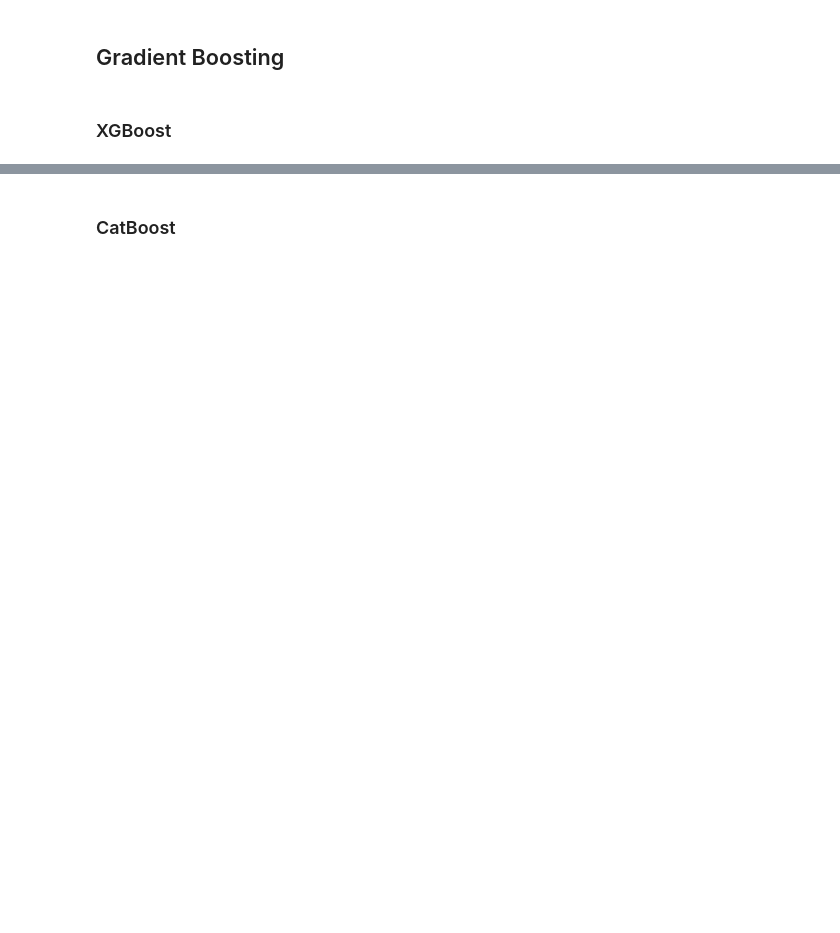
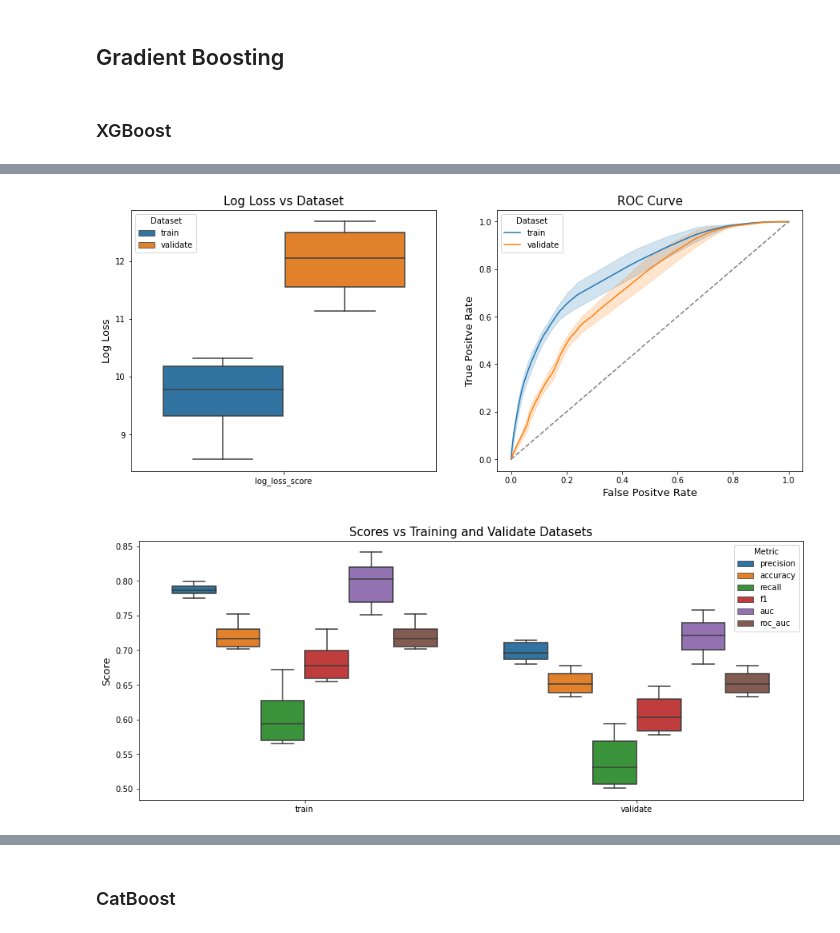
Before and after one commit to afanta-fi/Amazon_Review_Sentiment_Analysis, a Jupyter notebook: index.ipynb, the cells around one changed output, grey strips where cells are left out. Drawn from its saved outputs; the diff is of its cells as text; code cells hidden in the pictures; blank space fills up the shorter version.

```diff
--- a/index.ipynb
+++ b/index.ipynb
@@ -1146,0 +1365,6 @@ if not exists('rf_gs.pickle'):
+# %%
+# Plot metrics for predicted values
+plot_predictions(xgb_gs, valid_test='validate')
+# %% [output]
+[figure, added]
+[figure, added]
```
Also changed, not shown: parts of 50 cells of this notebook.
